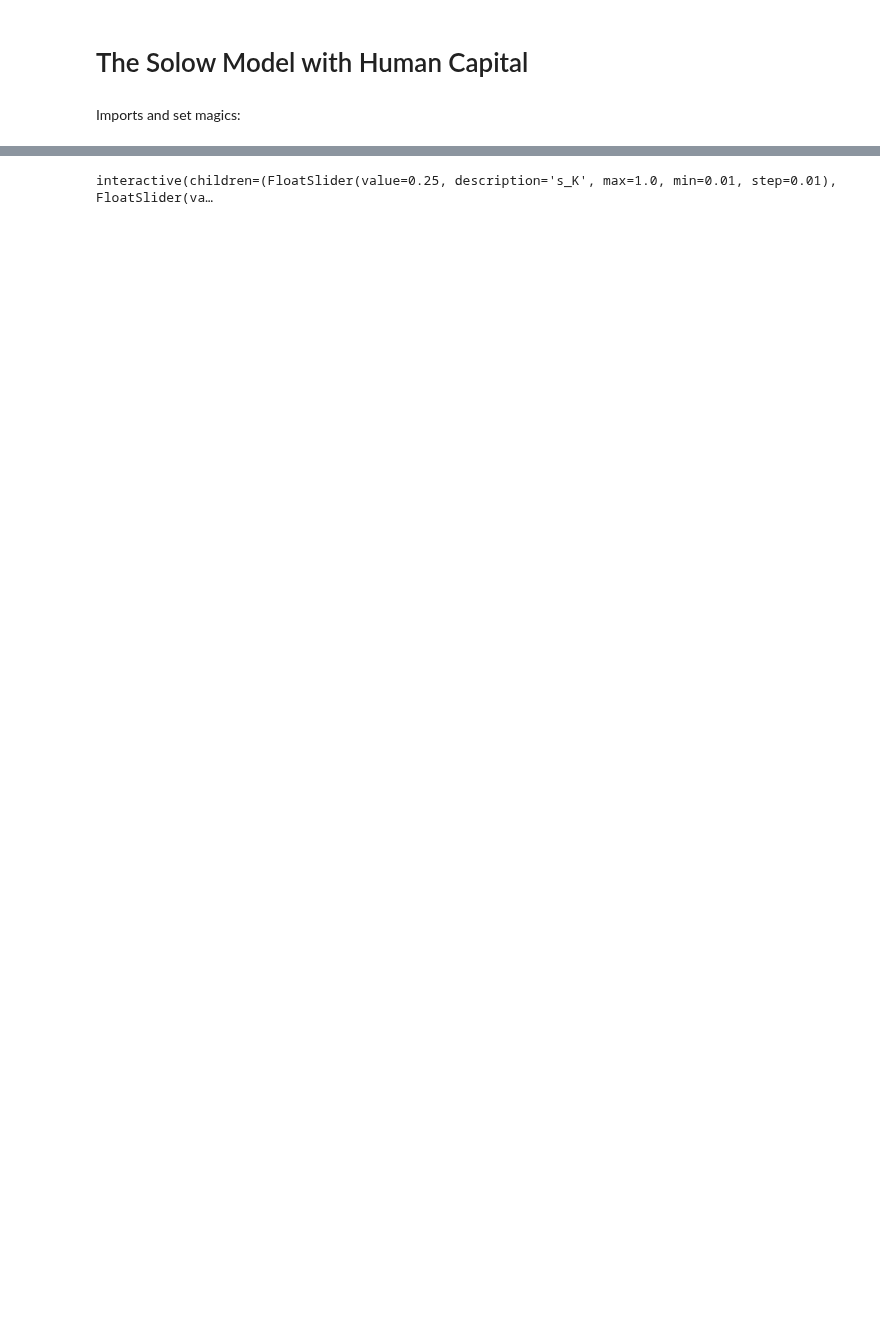
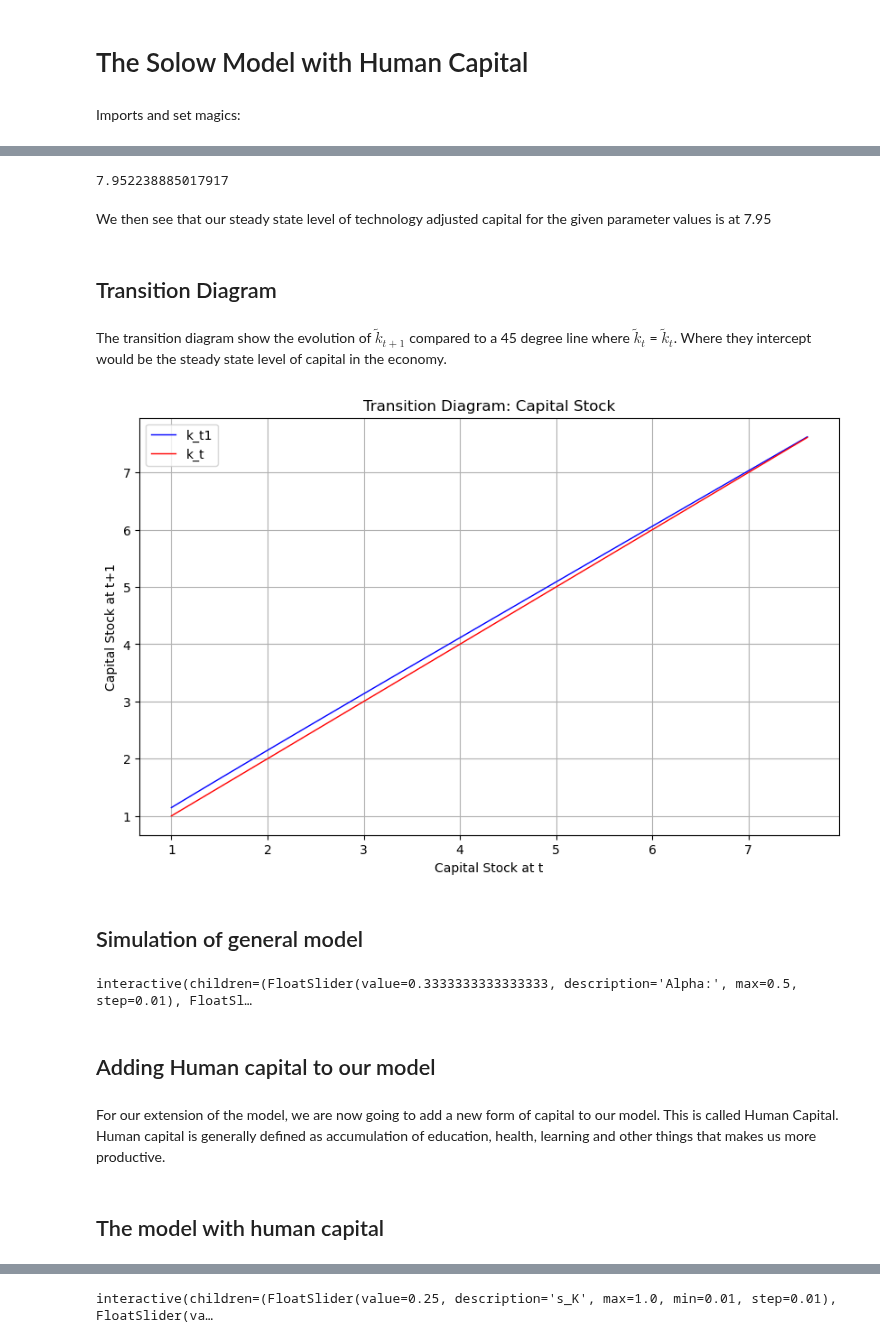
Before and after one commit to NumEconCopenhagen/projects-2023-jt, a Jupyter notebook: modelproject/modelprojectREAL.ipynb, the cells around one changed output, grey strips where cells are left out. Cells and saved outputs as stored; diff of their text form; code cells hidden in the pictures; blank space fills up the shorter version.

```diff
--- a/modelproject/modelprojectREAL.ipynb
+++ b/modelproject/modelprojectREAL.ipynb
@@ -23,0 +117,26 @@ model = SolowModelClass()
+# %%
+modelreg.steadystate_value()
+# %% [output]
+7.952238885017917
+# %% [markdown]
+We then see that our steady state level of  technology adjusted capital for the given parameter values is at 7.95
+# %% [markdown]
+## Transition Diagram
+# %% [markdown]
+The transition diagram show the evolution of $\tilde{k}_{t+1}$ compared to a 45 degree line where $\tilde{k}_{t}$ =  $\tilde{k}_{t}$. Where they intercept would be the steady state level of capital in the economy.
+# %%
+modelreg.plot_transition_diagram()
+# %% [output]
+[figure, added]
+# %% [markdown]
+## Simulation of general model
+# %%
+modelreg.simulation()
+# %% [output]
+interactive(children=(FloatSlider(value=0.3333333333333333, description='Alpha:', max=0.5, step=0.01), FloatSl…
+# %% [markdown]
+## Adding Human capital to our model
+# %% [markdown]
+For our extension of the model, we are now going to add a new form of capital to our model. This is called Human Capital. Human capital is generally defined as accumulation of education, health, learning and other things that makes us more productive.
+# %% [markdown]
+## The model with human capital
```
Also changed, not shown: parts of 36 cells of this notebook, 5 other files.
